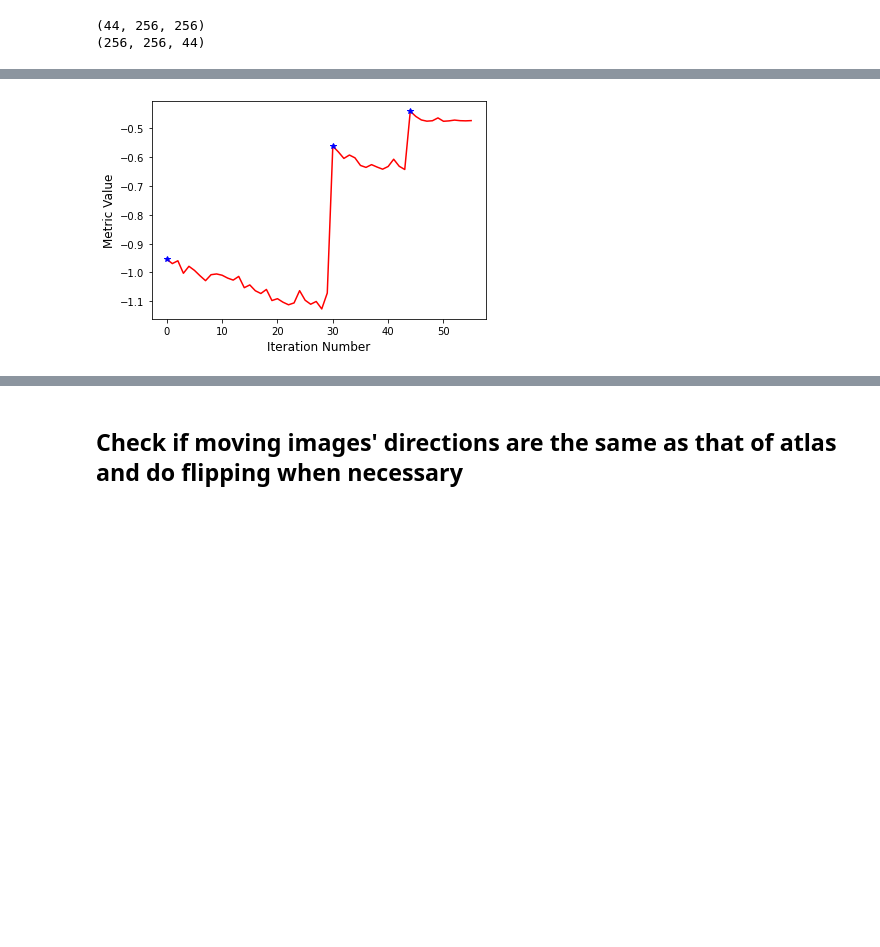
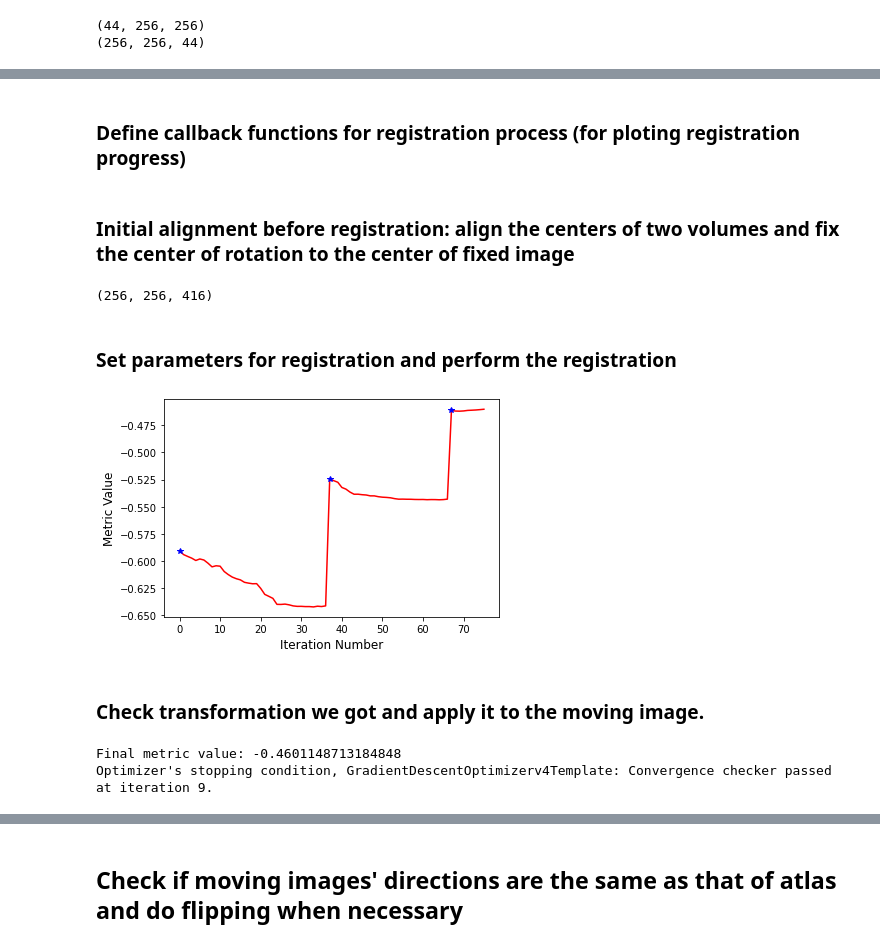
Before and after one commit to onestarYX/MSK-Image-Registration, a Jupyter notebook: MRNet/dataPreprocessor.ipynb, the cells around one changed output, grey strips where cells are left out. Drawn from its saved outputs; the diff is of its cells as text; code cells hidden in the pictures; blank space fills up the shorter version.

```diff
--- a/MRNet/dataPreprocessor.ipynb
+++ b/MRNet/dataPreprocessor.ipynb
@@ -80,0 +89,5 @@ print(atlas_itk.GetSize())
+# %%
+atlas_itk_expanded = sitk.Expand(atlas_itk, [1, 1 ,8], sitk.sitkLinear)
+example_itk_expanded = sitk.Expand(example_itk, [1, 1 ,8], sitk.sitkLinear)
+print(atlas_itk_expanded.GetSize())
+print(example_itk_expanded.GetSize())
@@ -81,3 +108,5 @@ print(atlas_itk.GetSize())
+# %% [markdown]
+### Define callback functions for registration process (for ploting registration progress)
 # %%
 # Callback invoked when the StartEvent happens, sets up our new data.
 def start_plot():
@@ -114,43 +143,60 @@ def plot_values(registration_method):
     plt.xlabel('Iteration Number',fontsize=12)
     plt.ylabel('Metric Value',fontsize=12)
     plt.show()
+# %% [markdown]
+### Initial alignment before registration: align the centers of two volumes and fix the center of rotation to the center of fixed image
 # %%
-initial_transform = sitk.CenteredTransformInitializer(atlas_itk,
-                                                      example_itk,
+initial_transform = sitk.CenteredTransformInitializer(atlas_itk_expanded,
+                                                      example_itk_expanded,
                                                       sitk.Euler3DTransform(),
                                                       sitk.CenteredTransformInitializerFilter.GEOMETRY)
 
-moving_resampled = sitk.Resample(example_itk, atlas_itk, initial_transform, sitk.sitkLinear, 0.0, example_itk.GetPixelID())
+moving_resampled = sitk.Resample(example_itk_expanded, atlas_itk_expanded, initial_transform, sitk.sitkLinear, 0.0, example_itk.GetPixelID())
+# %%
+print(moving_resampled.GetSize())
+# %% [output]
+(256, 256, 416)
+# %% [markdown]
+### Set parameters for registration and perform the registration
 # %%
 registration_method = sitk.ImageRegistrationMethod()
 
 # Similarity metric settings.
 registration_method.SetMetricAsMattesMutualInformation(numberOfHistogramBins=50)
 registration_method.SetMetricSamplingStrategy(registration_method.RANDOM)
 registration_method.SetMetricSamplingPercentage(0.01)
 
 registration_method.SetInterpolator(sitk.sitkLinear)
 
 # Optimizer settings.
 registration_method.SetOptimizerAsGradientDescent(learningRate=1.0, numberOfIterations=100, convergenceMinimumValue=1e-6, convergenceWindowSize=10)
 registration_method.SetOptimizerScalesFromPhysicalShift()
 
 # Setup for the multi-resolution framework.
 registration_method.SetShrinkFactorsPerLevel(shrinkFactors = [4,2,1])
 registration_method.SetSmoothingSigmasPerLevel(smoothingSigmas=[2,1,0])
 registration_method.SmoothingSigmasAreSpecifiedInPhysicalUnitsOn()
 
 # Don't optimize in-place, we would possibly like to run this cell multiple times.
 registration_method.SetInitialTransform(initial_transform, inPlace=False)
 
 # Connect all of the observers so that we can perform plotting during registration.
 registration_method.AddCommand(sitk.sitkStartEvent, start_plot)
 registration_method.AddCommand(sitk.sitkEndEvent, end_plot)
 registration_method.AddCommand(sitk.sitkMultiResolutionIterationEvent, update_multires_iterations)
 registration_method.AddCommand(sitk.sitkIterationEvent, lambda: plot_values(registration_method))
 
-final_transform = registration_method.Execute(sitk.Cast(atlas_itk, sitk.sitkFloat32),
-                                               sitk.Cast(example_itk, sitk.sitkFloat32))
+# This actually returns an instance of Transform class
+final_transform = registration_method.Execute(sitk.Cast(atlas_itk_expanded, sitk.sitkFloat32),
+                                               sitk.Cast(example_itk_expanded, sitk.sitkFloat32))
 # %% [output]
-[figure, old version]
+[figure, new version]
+# %% [markdown]
+### Check transformation we got and apply it to the moving image.
+# %%
+print('Final metric value: {0}'.format(registration_method.GetMetricValue()))
+print('Optimizer\'s stopping condition, {0}'.format(registration_method.GetOptimizerStopConditionDescription()))
+# %% [output]
+Final metric value: -0.4601148713184848
+Optimizer's stopping condition, GradientDescentOptimizerv4Template: Convergence checker passed at iteration 9.
 # %%
```
Also changed, not shown: parts of 12 cells of this notebook, 2 other files.
